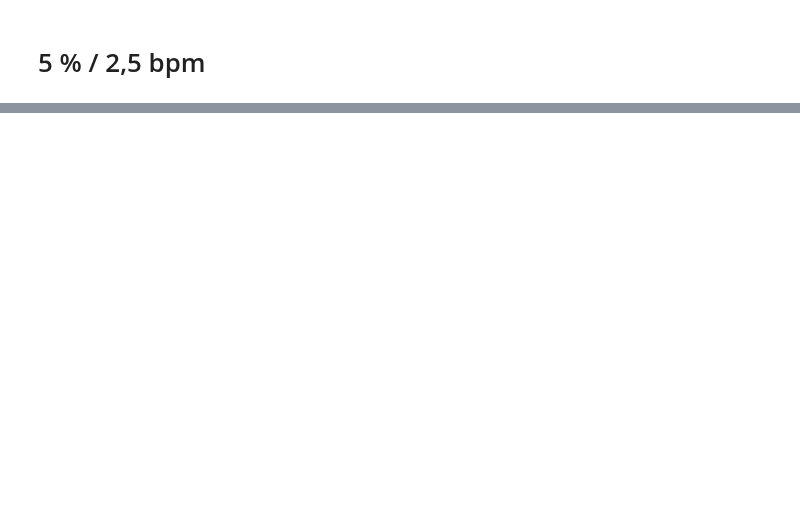
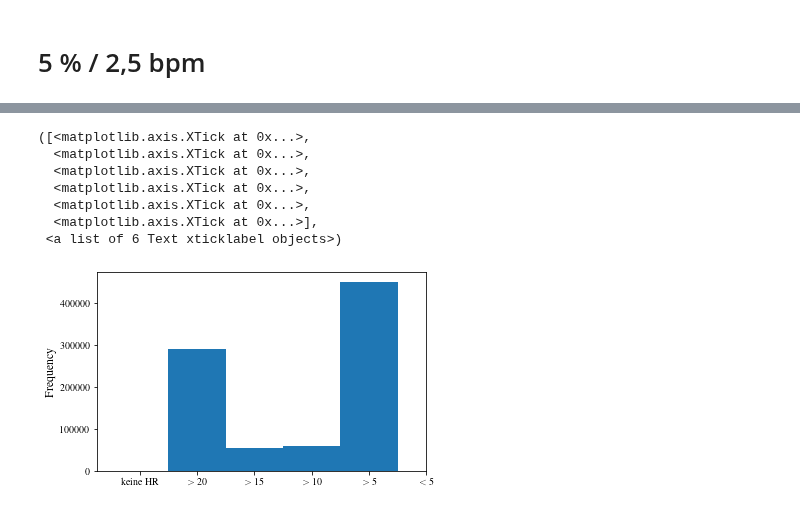
Before and after one commit to Zianor/Bachelorarbeit, a Jupyter notebook: Implementation/src/notebooks/label_investigation.ipynb, the cells around one changed output, grey strips where cells are left out. Drawn from its saved outputs; the diff is of its cells as text; code cells hidden in the pictures; blank space fills up the shorter version.

```diff
--- a/Implementation/src/notebooks/label_investigation.ipynb
+++ b/Implementation/src/notebooks/label_investigation.ipynb
@@ -216,0 +184,12 @@ insgesamt: 857143, informativ: 58.79 %, nicht informativ: 41.21 %
+# %%
+data_10['quality_class'].plot(figsize=utils.get_plt_big_size(), kind='hist', bins=[0, 1, 2, 3, 4, 5])
+plt.xticks([0.5, 1.5, 2.5, 3.5, 4.5, 5.5],["keine HR", "$>20$", "$>15$", "$>10$", "$>5$", "$<5$"])
+# %% [output]
+([<matplotlib.axis.XTick at 0x...>,
+  <matplotlib.axis.XTick at 0x...>,
+  <matplotlib.axis.XTick at 0x...>,
+  <matplotlib.axis.XTick at 0x...>,
+  <matplotlib.axis.XTick at 0x...>,
+  <matplotlib.axis.XTick at 0x...>],
+ <a list of 6 Text xticklabel objects>)
+[figure, added]
```
Also changed, not shown: parts of 20 cells of this notebook, 1 other file.
